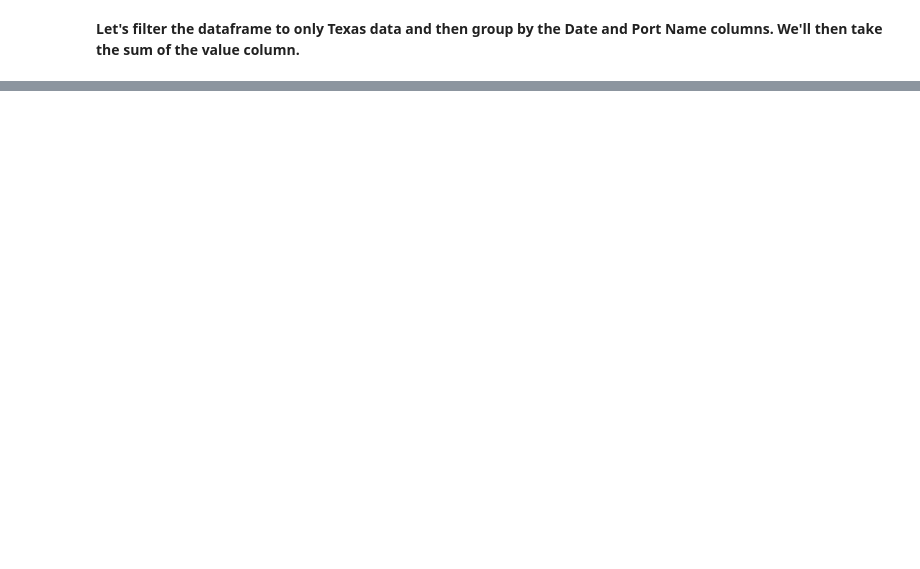
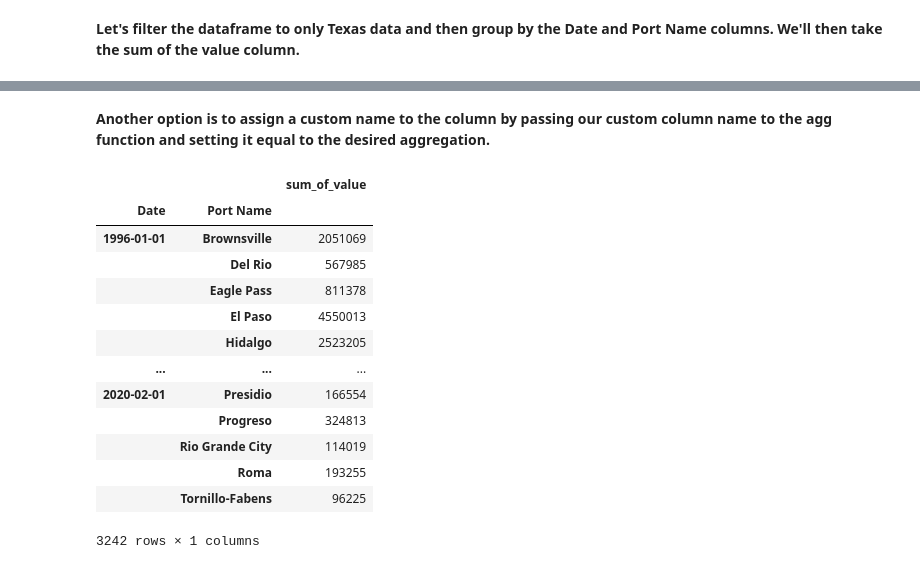
Before and after one commit to ringotm/Python-Tutorials, a Jupyter notebook: Groupby_Pivot_Pandas.ipynb, the cells around one changed output, grey strips where cells are left out. Cells and saved outputs as stored; diff of their text form; code cells hidden in the pictures; blank space fills up the shorter version.

```diff
--- a/Groupby_Pivot_Pandas.ipynb
+++ b/Groupby_Pivot_Pandas.ipynb
@@ -118,0 +72,20 @@ df_Texas_2019_PVP.shape
+# %% [markdown]
+**Another option is to assign a custom name to the column by passing our custom column name to the agg function and setting it equal to the desired aggregation.**
+# %%
+df_grouped = df.loc[df['State']=='TX'].groupby(['Date', 'Port Name'])['Value'].agg(sum_of_value = ('sum'))
+df_grouped
+# %% [output]
+|  |  | sum_of_value |
+| Date | Port Name |  |
+| 1996-01-01 | Brownsville | 2051069 |
+|  | Del Rio | 567985 |
+|  | Eagle Pass | 811378 |
+|  | El Paso | 4550013 |
+|  | Hidalgo | 2523205 |
+| ... | ... | ... |
+| 2020-02-01 | Presidio | 166554 |
+|  | Progreso | 324813 |
+|  | Rio Grande City | 114019 |
+|  | Roma | 193255 |
+|  | Tornillo-Fabens | 96225 |
+3242 rows × 1 columns
```
Also changed, not shown: parts of 20 cells of this notebook.
